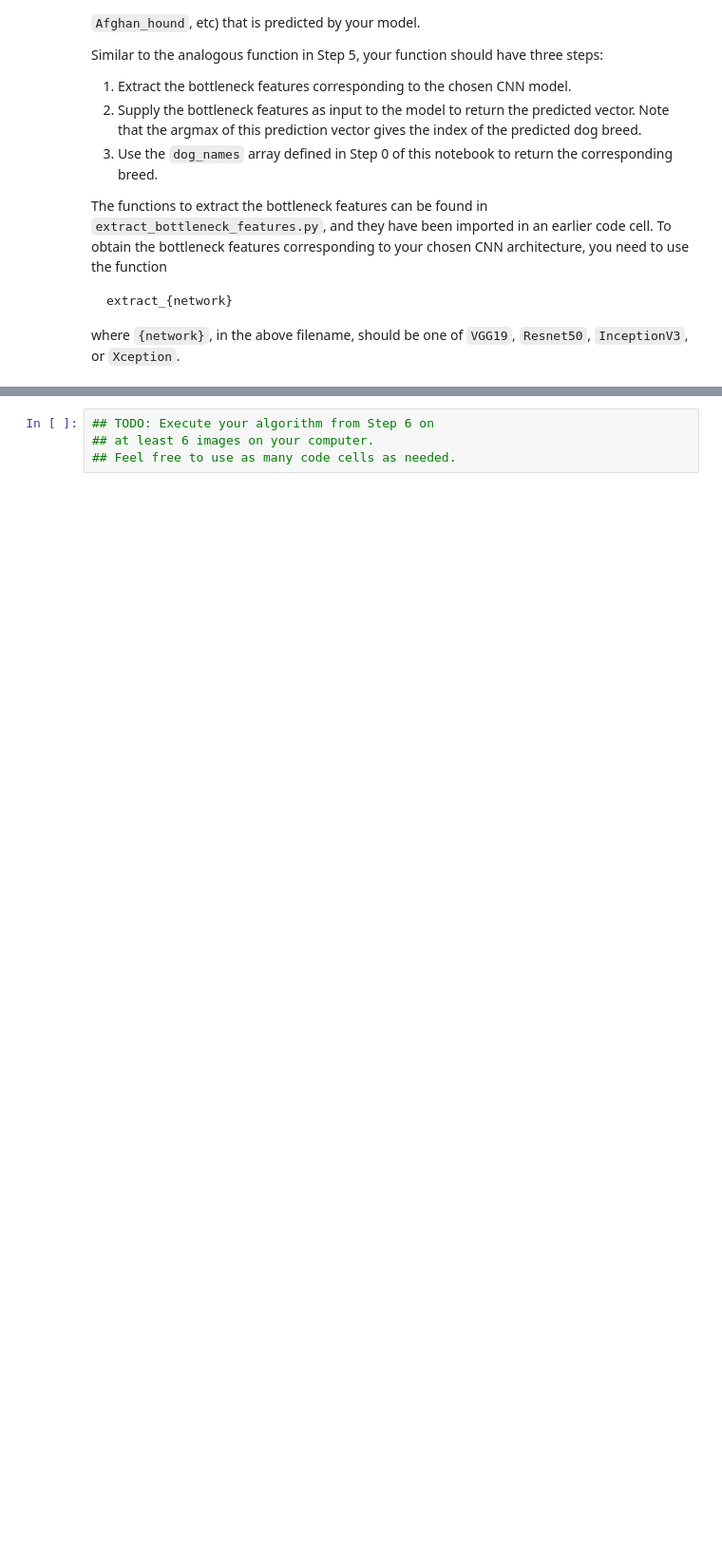
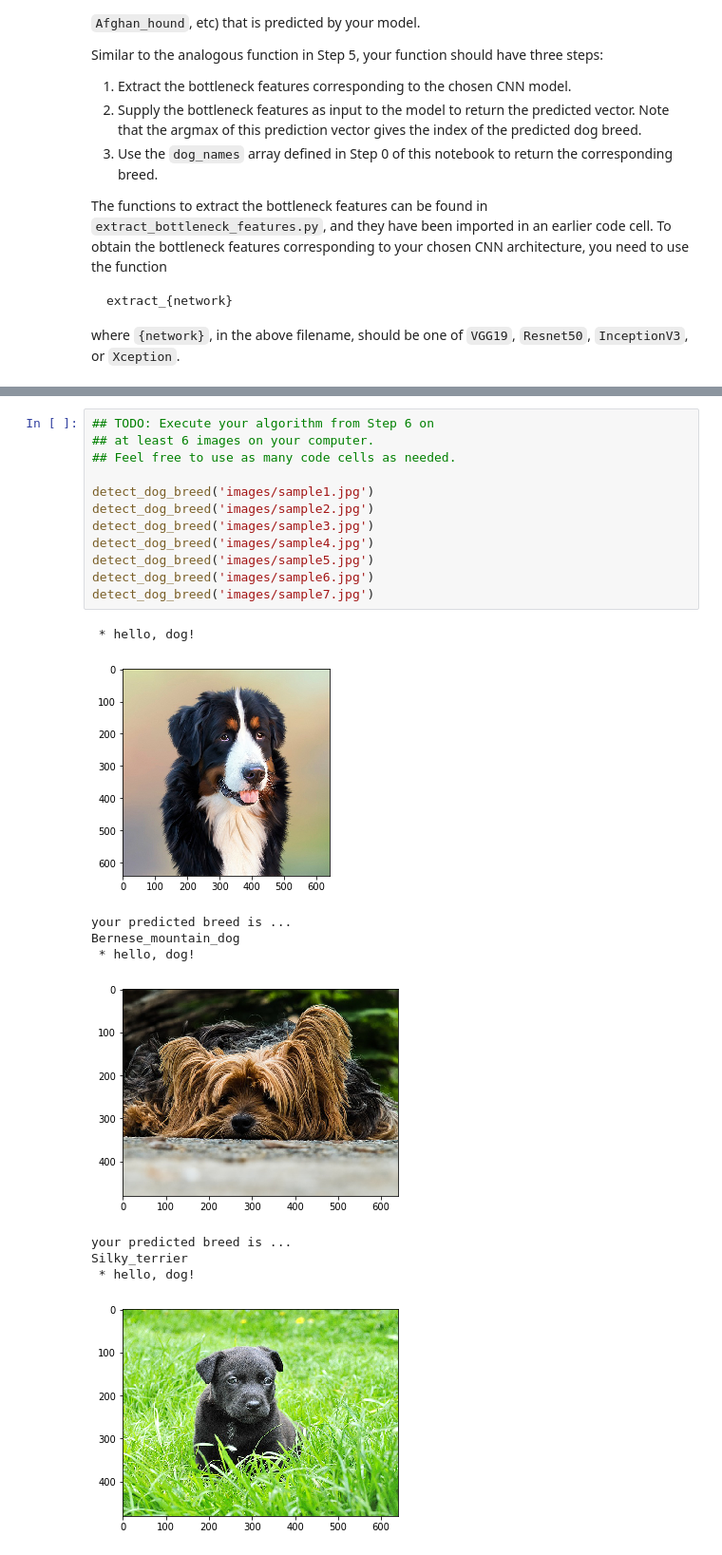
Before and after one commit to voyageth/dog-project, a Jupyter notebook: dog_app.ipynb, the cells around one changed output, grey strips where cells are left out. Shown at 95% size. Cells and saved outputs as stored; diff of their text form; blank space fills up the shorter version.

```diff
--- a/dog_app.ipynb
+++ b/dog_app.ipynb
@@ -627,4 +1122,23 @@ __Answer:__
 # %%
 ## TODO: Execute your algorithm from Step 6 on
 ## at least 6 images on your computer.
 ## Feel free to use as many code cells as needed.
+
+detect_dog_breed('images/sample1.jpg')
+detect_dog_breed('images/sample2.jpg')
+detect_dog_breed('images/sample3.jpg')
+detect_dog_breed('images/sample4.jpg')
+detect_dog_breed('images/sample5.jpg')
+detect_dog_breed('images/sample6.jpg')
+detect_dog_breed('images/sample7.jpg')
+# %% [output]
+ * hello, dog!
+[figure, added]
+your predicted breed is ...
+Bernese_mountain_dog
+ * hello, dog!
+[figure, added]
+your predicted breed is ...
+Silky_terrier
+ * hello, dog!
+[figure, added]
```
Also changed, not shown: parts of 49 cells of this notebook, 14 other files.
